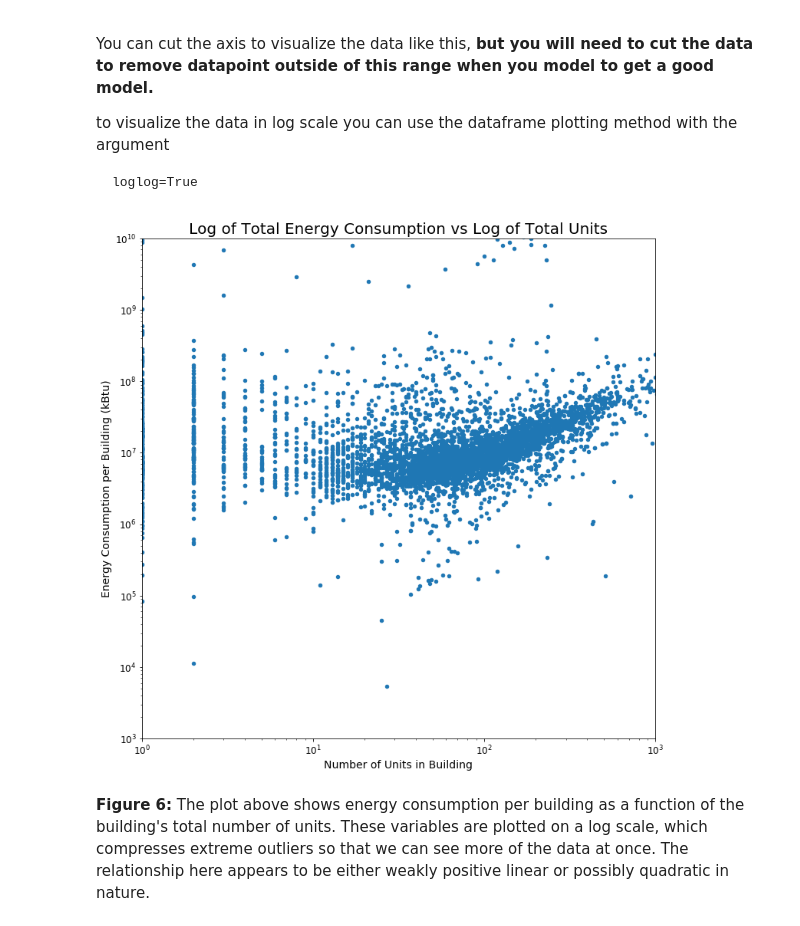
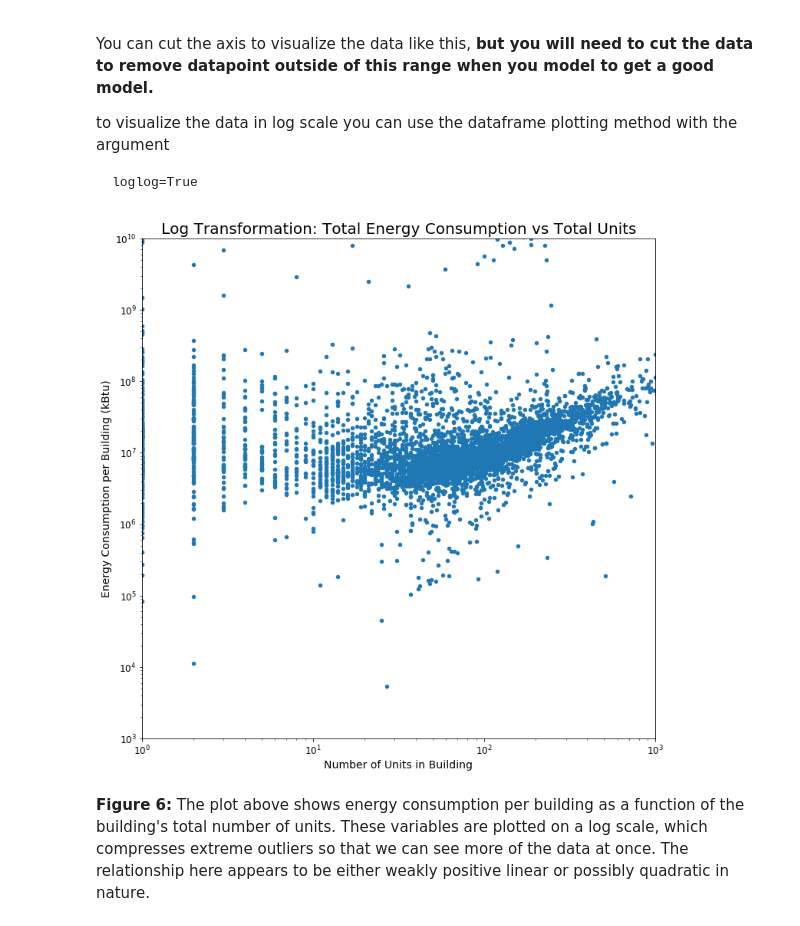
Before and after one commit to AHassler/PUI2018_ah4412, a Jupyter notebook: HW10_ah4412/Assignment2_ah4412.ipynb, the cells around one changed output. Cells and saved outputs as stored; diff of their text form; code cells hidden in the pictures.

```diff
--- a/HW10_ah4412/Assignment2_ah4412.ipynb
+++ b/HW10_ah4412/Assignment2_ah4412.ipynb
@@ -424,16 +424,16 @@ to visualize the data in log scale you can use the dataframe plotting method wit
 # %%
 # Plot nrg vs units total
 fig = pl.figure(figsize=(12,12))
 ax = fig.add_subplot(111)
 bblnrgdata.plot(x="UnitsTotal", y="nrg", kind="scatter", loglog=True, ax=ax)
-ax.set_title('Log of Total Energy Consumption vs Log of Total Units', fontsize=20)
+ax.set_title('Log Transformation: Total Energy Consumption vs Total Units', fontsize=20)
 ax.set_ylabel("Energy Consumption per Building (kBtu)", fontsize=14)
 ax.set_xlabel("Number of Units in Building", fontsize=14)
 ax.set_ylim([1000,1e10])
 ax.set_xlim([1,1000])
 ax.tick_params(labelsize=12)
 # %% [output]
-[figure, old version]
+[figure, new version]
 # %% [markdown]
 **Figure 6:** The plot above shows energy consumption per building as a function of the building's total number of units. These variables are plotted on a log scale, which compresses extreme outliers so that we can see more of the data at once. The relationship here appears to be either weakly positive linear or possibly quadratic in nature.
 # %%
```
Also changed, not shown: parts of 12 cells of this notebook.
